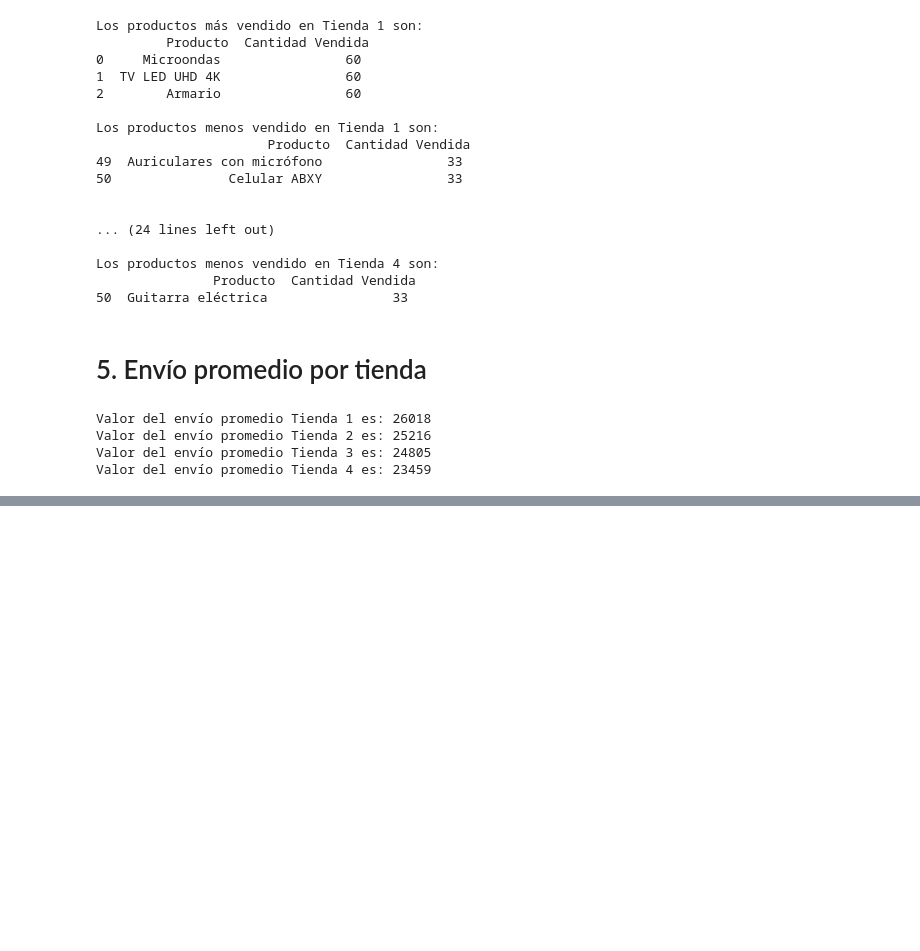
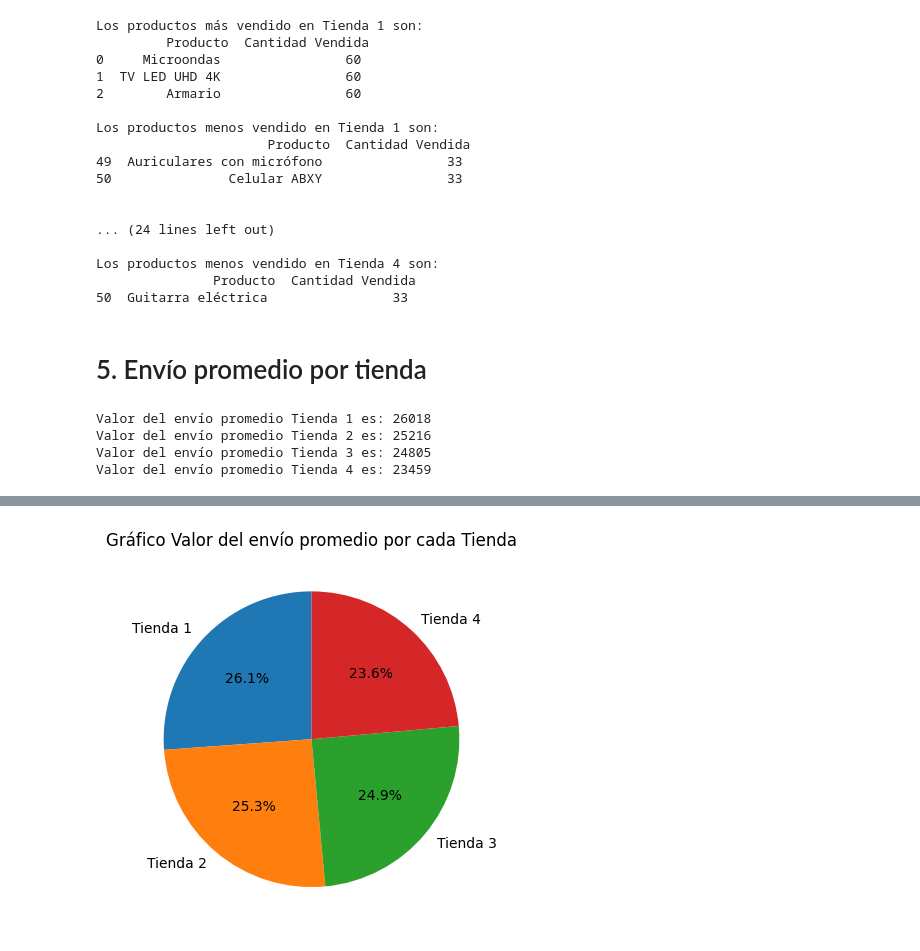
Before and after one commit to cadv1984/portafolio, a Jupyter notebook: AluraStoreLatam.ipynb, the cells around one changed output, grey strips where cells are left out. Cells and saved outputs as stored; diff of their text form; code cells hidden in the pictures; blank space fills up the shorter version.

```diff
--- a/AluraStoreLatam.ipynb
+++ b/AluraStoreLatam.ipynb
@@ -231,0 +278,16 @@ Valor del envío promedio Tienda 4 es: 23459
+# %%
+import matplotlib.pyplot as grafico
+# Datos para el gráfico
+valores = [int(tienda['Costo de envío'].mean()), int(tienda2['Costo de envío'].mean()), int(tienda3['Costo de envío'].mean()), int(tienda4['Costo de envío'].mean())]
+nombres = ['Tienda 1', 'Tienda 2', 'Tienda 3', 'Tienda 4']
+
+# Crear el gráfico
+grafico.pie(valores, labels=nombres, autopct='%1.1f%%', startangle=90)
+
+# Añadir un título
+grafico.title('Gráfico Valor del envío promedio por cada Tienda')
+
+# Mostrar el gráfico
+grafico.show()
+# %% [output]
+[figure, added]
```
Also changed, not shown: parts of 2 cells of this notebook.
